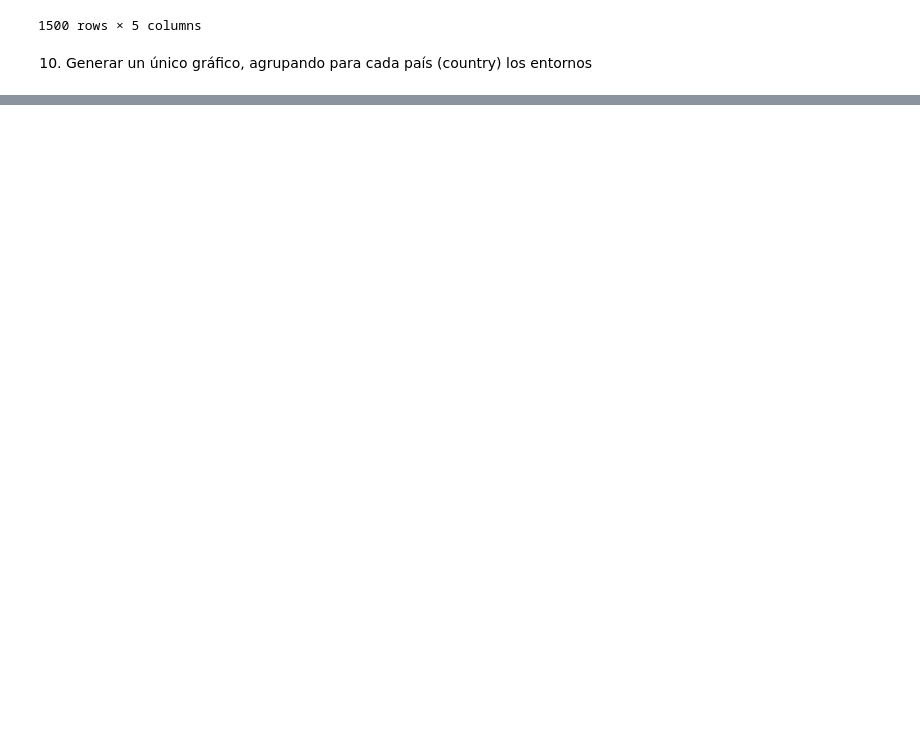
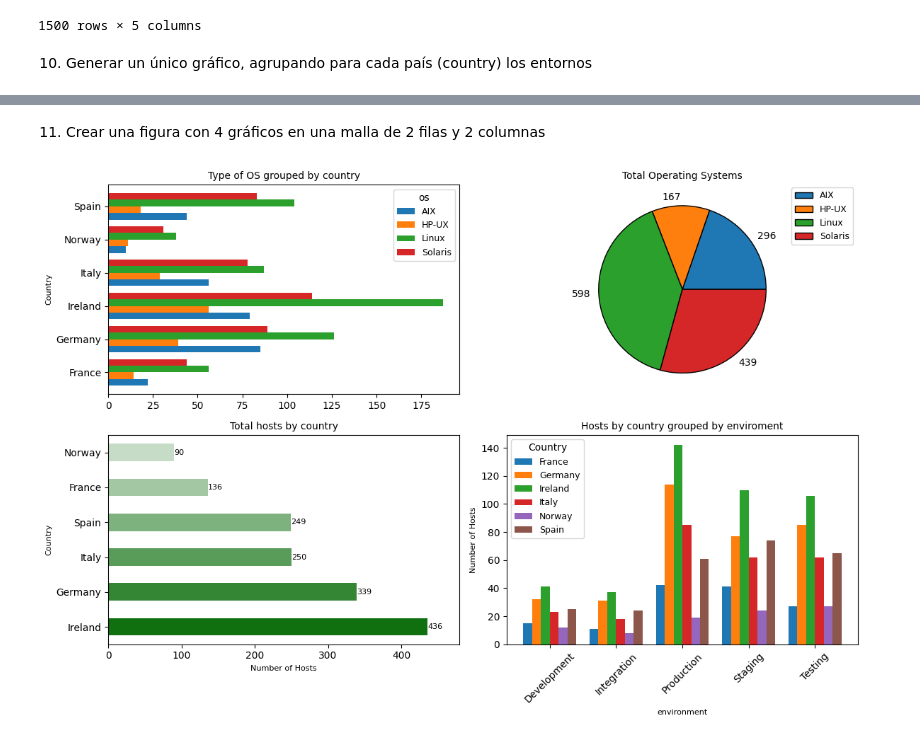
Before and after one commit to grigorow1974/Generador-de-Hostnames, a Jupyter notebook: YC6509405_SERGIO_GRIGOROW_PRACTICA_PYTHON_AVANZADO.ipynb, the cells around one changed output, grey strips where cells are left out. Saved outputs shown, nothing was run; the diff lists cells and outputs as text; code cells hidden in the pictures; blank space fills up the shorter version.

```diff
--- a/YC6509405_SERGIO_GRIGOROW_PRACTICA_PYTHON_AVANZADO.ipynb
+++ b/YC6509405_SERGIO_GRIGOROW_PRACTICA_PYTHON_AVANZADO.ipynb
@@ -211,0 +213,53 @@ plt.show()
+# %% [markdown]
+11. Crear una figura con 4 gráficos en una malla de 2 filas y 2 columnas
+# %%
+fig, axs = plt.subplots(2, 2, figsize=(12, 8))
+
+# Gráfico 1: Total de Hosts agrupados por OS y Pais en barras orizonales
+bar = hosts_df.groupby('country')['os'].value_counts().unstack(fill_value=0)
+bar.plot(kind='barh', ax=axs[0, 0], width = 0.8)
+axs[0, 0].set_title('Type of OS grouped by country', fontsize=10)
+axs[0, 0].set_ylabel('Country', fontsize=8)
+axs[0, 0].legend(title = 'os',fontsize=9)
+
+# Gráfico 2: Total de Sistemas Operativos en un gráfico de pastel
+pie = hosts_df['os'].value_counts()
+sorted_pie = pie.sort_index()
+axs[0, 1].set_title('Total Operating Systems', fontsize=10)
+labels = [str(value) for value in sorted_pie.values]
+axs[0, 1].pie(sorted_pie,
+              labels=labels,
+              autopct='',
+              wedgeprops={'edgecolor': 'black', 'linewidth': 1})
+axs[0, 1].legend(sorted_pie.index, loc="center left", bbox_to_anchor=(1, 0, 0.5, 1.7),fontsize=9)
+
+# Grafico 3: Total de Hosts por pais en barras horizontales
+axs[1, 0].set_title('Total hosts by country', fontsize=10)
+axs[1, 0].set_xlabel('Number of Hosts', fontsize=8)
+axs[1, 0].set_ylabel('Country', fontsize=8)
+bar2 = hosts_df['country'].value_counts().sort_values()
+colors = sns.light_palette("green", n_colors=len(bar2)+1, as_cmap=False)[1:]
+sns.barplot(y=bar2.index,
+            x=bar2.values,
+            ax=axs[1, 0],
+            hue=bar2.index,
+            palette=colors,
+            width=0.5)
+axs[1, 0].set_xlim(0, (hosts_df['country'].value_counts().max()*1.1))
+for index, value in enumerate(bar2.values):
+    axs[1, 0].text(value, index, f'{value}', va='center',fontsize=8)
+
+# Grafico 4: Total de Hosts agrupados por pais y environment
+axs[1, 1].set_title('Hosts by country grouped by enviroment',fontsize=10)
+bar3 = hosts_df.groupby('environment')['country'].value_counts().unstack(fill_value=0).sort_index(ascending=True)
+axs[1, 1].set_xlabel('environment',fontsize=8)
+axs[1, 1].set_ylabel('Number of Hosts', fontsize=8)
+bar3.plot(kind='bar', ax=axs[1, 1], width = 0.8)
+axs[1, 1].tick_params(axis='x', rotation=45, labelsize=10)
+axs[1, 1].legend(title = 'Country',fontsize=9)
+
+
+fig.tight_layout()
+plt.show()
+# %% [output]
+[figure, added]
```
Also changed, not shown: parts of 12 cells of this notebook.
